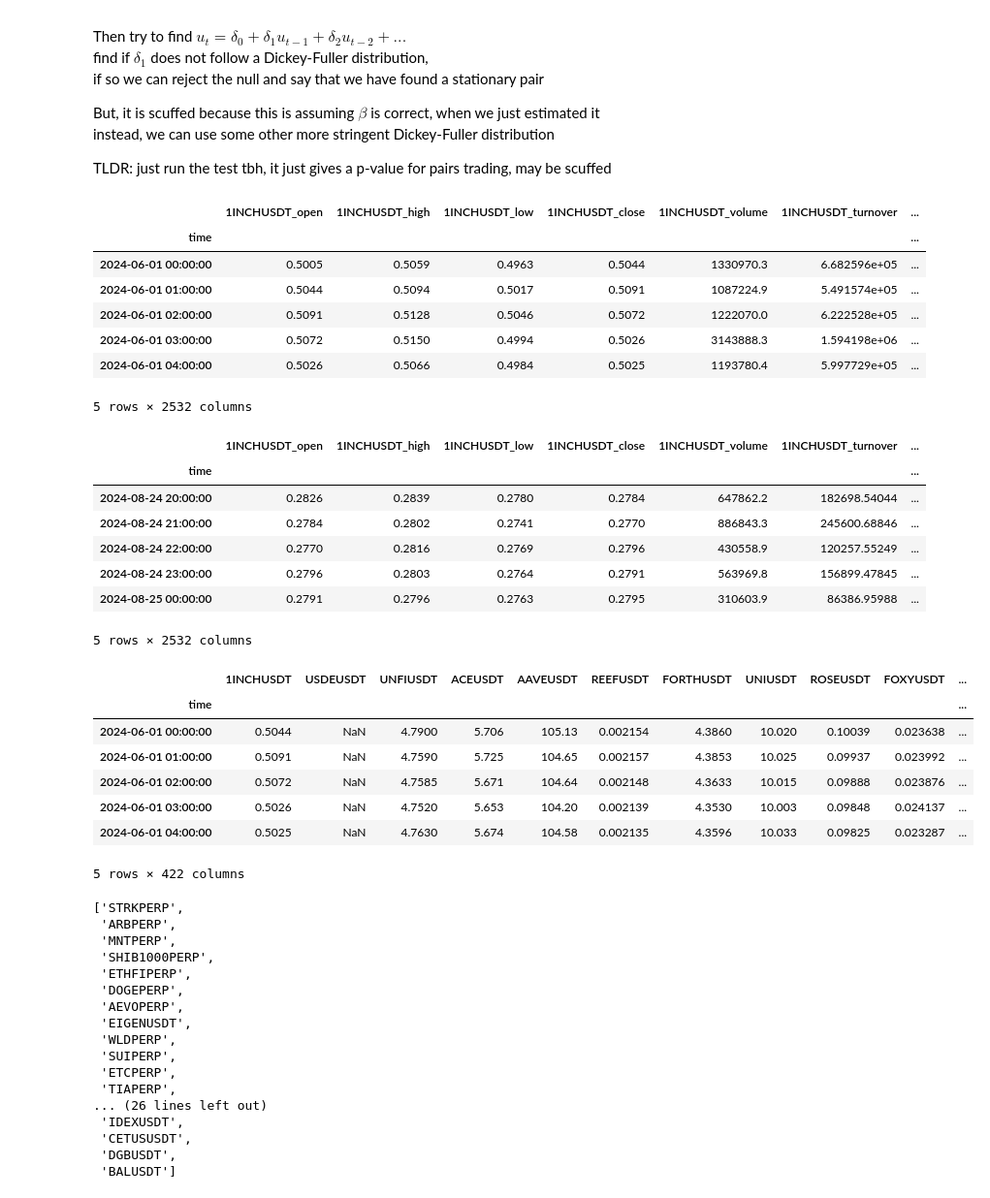
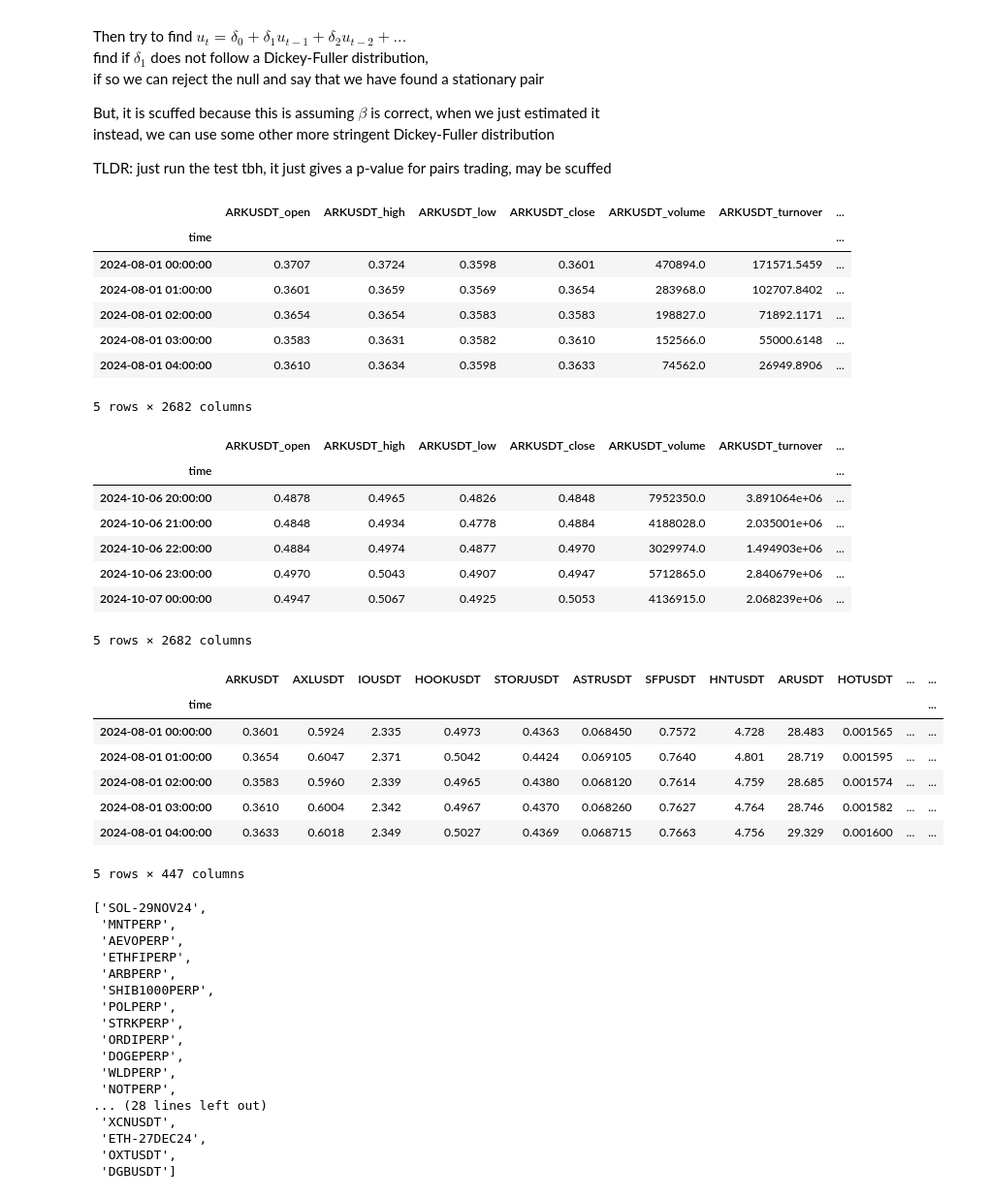
Before and after one commit to akhilkammila/cryptoAnalysis, a Jupyter notebook: cryptoAnalysis/cointegration.ipynb, the cells around one changed output. Shown at 97% size. Drawn from its saved outputs; the diff is of its cells as text; code cells hidden in the pictures.

```diff
--- a/cryptoAnalysis/cointegration.ipynb
+++ b/cryptoAnalysis/cointegration.ipynb
@@ -35,55 +35,61 @@ from tqdm import tqdm
 # %%
 """
 Stocks df is already saved to hourlyData.csv now,
     and original Gio data is deleted
     + only tickers ending with USDT saved
 
 Loads data from saved csv
 """
 
+# Old params
 start_time = datetime(2024, 6, 1, 0, 0)
 end_time = datetime(2024, 8, 25, 0, 0)
 test_end_time = datetime(2024, 10, 7, 0, 0)
+
+# New params
+start_time = datetime(2024, 8, 1, 0, 0)
+end_time = datetime(2024, 10, 7, 0, 0)
+test_end_time = datetime(2024, 10, 30, 0, 0)
 
 
 stocksDf = pd.read_csv('./crypto_data.csv')
 stocksDf['time'] = pd.to_datetime(stocksDf['time'])
 stocksDf = stocksDf.set_index('time')
 stocksDf = stocksDf.loc[start_time:end_time]
 
 stocksDf = stocksDf.dropna(how='all', axis=0)
 stocksDf = stocksDf.dropna(how='all', axis=1)
 display(stocksDf.head())
 display(stocksDf.tail())
 
 closeDf = stocksDf.filter(regex='_close$')
 closeDf.columns = closeDf.columns.str.replace('_close$', '', regex=True)
 display(closeDf.head())
 # %% [output]
-|  | 1INCHUSDT_open | 1INCHUSDT_high | 1INCHUSDT_low | 1INCHUSDT_close | 1INCHUSDT_volume | 1INCHUSDT_turnover | ... |
+|  | ARKUSDT_open | ARKUSDT_high | ARKUSDT_low | ARKUSDT_close | ARKUSDT_volume | ARKUSDT_turnover | ... |
 | time |  |  |  |  |  |  | ... |
-| 2024-06-01 00:00:00 | 0.5005 | 0.5059 | 0.4963 | 0.5044 | 1330970.3 | 6.682596e+05 | ... |
-| 2024-06-01 01:00:00 | 0.5044 | 0.5094 | 0.5017 | 0.5091 | 1087224.9 | 5.491574e+05 | ... |
-| 2024-06-01 02:00:00 | 0.5091 | 0.5128 | 0.5046 | 0.5072 | 1222070.0 | 6.222528e+05 | ... |
-| 2024-06-01 03:00:00 | 0.5072 | 0.5150 | 0.4994 | 0.5026 | 3143888.3 | 1.594198e+06 | ... |
-| 2024-06-01 04:00:00 | 0.5026 | 0.5066 | 0.4984 | 0.5025 | 1193780.4 | 5.997729e+05 | ... |
+| 2024-08-01 00:00:00 | 0.3707 | 0.3724 | 0.3598 | 0.3601 | 470894.0 | 171571.5459 | ... |
+| 2024-08-01 01:00:00 | 0.3601 | 0.3659 | 0.3569 | 0.3654 | 283968.0 | 102707.8402 | ... |
+| 2024-08-01 02:00:00 | 0.3654 | 0.3654 | 0.3583 | 0.3583 | 198827.0 | 71892.1171 | ... |
+| 2024-08-01 03:00:00 | 0.3583 | 0.3631 | 0.3582 | 0.3610 | 152566.0 | 55000.6148 | ... |
+| 2024-08-01 04:00:00 | 0.3610 | 0.3634 | 0.3598 | 0.3633 | 74562.0 | 26949.8906 | ... |
-5 rows × 2532 columns
+5 rows × 2682 columns
-|  | 1INCHUSDT_open | 1INCHUSDT_high | 1INCHUSDT_low | 1INCHUSDT_close | 1INCHUSDT_volume | 1INCHUSDT_turnover | ... |
+|  | ARKUSDT_open | ARKUSDT_high | ARKUSDT_low | ARKUSDT_close | ARKUSDT_volume | ARKUSDT_turnover | ... |
 | time |  |  |  |  |  |  | ... |
-| 2024-08-24 20:00:00 | 0.2826 | 0.2839 | 0.2780 | 0.2784 | 647862.2 | 182698.54044 | ... |
-| 2024-08-24 21:00:00 | 0.2784 | 0.2802 | 0.2741 | 0.2770 | 886843.3 | 245600.68846 | ... |
-| 2024-08-24 22:00:00 | 0.2770 | 0.2816 | 0.2769 | 0.2796 | 430558.9 | 120257.55249 | ... |
-| 2024-08-24 23:00:00 | 0.2796 | 0.2803 | 0.2764 | 0.2791 | 563969.8 | 156899.47845 | ... |
-| 2024-08-25 00:00:00 | 0.2791 | 0.2796 | 0.2763 | 0.2795 | 310603.9 | 86386.95988 | ... |
+| 2024-10-06 20:00:00 | 0.4878 | 0.4965 | 0.4826 | 0.4848 | 7952350.0 | 3.891064e+06 | ... |
+| 2024-10-06 21:00:00 | 0.4848 | 0.4934 | 0.4778 | 0.4884 | 4188028.0 | 2.035001e+06 | ... |
+| 2024-10-06 22:00:00 | 0.4884 | 0.4974 | 0.4877 | 0.4970 | 3029974.0 | 1.494903e+06 | ... |
+| 2024-10-06 23:00:00 | 0.4970 | 0.5043 | 0.4907 | 0.4947 | 5712865.0 | 2.840679e+06 | ... |
+| 2024-10-07 00:00:00 | 0.4947 | 0.5067 | 0.4925 | 0.5053 | 4136915.0 | 2.068239e+06 | ... |
-5 rows × 2532 columns
+5 rows × 2682 columns
-|  | 1INCHUSDT | USDEUSDT | UNFIUSDT | ACEUSDT | AAVEUSDT | REEFUSDT | FORTHUSDT | UNIUSDT | ROSEUSDT | FOXYUSDT | ... |
-| time |  |  |  |  |  |  |  |  |  |  | ... |
-| 2024-06-01 00:00:00 | 0.5044 | NaN | 4.7900 | 5.706 | 105.13 | 0.002154 | 4.3860 | 10.020 | 0.10039 | 0.023638 | ... |
-| 2024-06-01 01:00:00 | 0.5091 | NaN | 4.7590 | 5.725 | 104.65 | 0.002157 | 4.3853 | 10.025 | 0.09937 | 0.023992 | ... |
-| 2024-06-01 02:00:00 | 0.5072 | NaN | 4.7585 | 5.671 | 104.64 | 0.002148 | 4.3633 | 10.015 | 0.09888 | 0.023876 | ... |
-| 2024-06-01 03:00:00 | 0.5026 | NaN | 4.7520 | 5.653 | 104.20 | 0.002139 | 4.3530 | 10.003 | 0.09848 | 0.024137 | ... |
-| 2024-06-01 04:00:00 | 0.5025 | NaN | 4.7630 | 5.674 | 104.58 | 0.002135 | 4.3596 | 10.033 | 0.09825 | 0.023287 | ... |
+|  | ARKUSDT | AXLUSDT | IOUSDT | HOOKUSDT | STORJUSDT | ASTRUSDT | SFPUSDT | HNTUSDT | ARUSDT | HOTUSDT | ... | ... |
+| time |  |  |  |  |  |  |  |  |  |  |  | ... |
+| 2024-08-01 00:00:00 | 0.3601 | 0.5924 | 2.335 | 0.4973 | 0.4363 | 0.068450 | 0.7572 | 4.728 | 28.483 | 0.001565 | ... | ... |
+| 2024-08-01 01:00:00 | 0.3654 | 0.6047 | 2.371 | 0.5042 | 0.4424 | 0.069105 | 0.7640 | 4.801 | 28.719 | 0.001595 | ... | ... |
+| 2024-08-01 02:00:00 | 0.3583 | 0.5960 | 2.339 | 0.4965 | 0.4380 | 0.068120 | 0.7614 | 4.759 | 28.685 | 0.001574 | ... | ... |
+| 2024-08-01 03:00:00 | 0.3610 | 0.6004 | 2.342 | 0.4967 | 0.4370 | 0.068260 | 0.7627 | 4.764 | 28.746 | 0.001582 | ... | ... |
+| 2024-08-01 04:00:00 | 0.3633 | 0.6018 | 2.349 | 0.5027 | 0.4369 | 0.068715 | 0.7663 | 4.756 | 29.329 | 0.001600 | ... | ... |
-5 rows × 422 columns
+5 rows × 447 columns
 # %%
 """
 Use only low volume stocks (lowest 10%)
@@ -105,23 +111,23 @@ percentUsed = 10
 lowestVolume = [pair[0] for pair in volList[:len(volList)*percentUsed//100]]
 lowestVolume
 # %% [output]
-['STRKPERP',
+['SOL-29NOV24',
+ 'MNTPERP',
+ 'AEVOPERP',
+ 'ETHFIPERP',
  'ARBPERP',
- 'MNTPERP',
  'SHIB1000PERP',
- 'ETHFIPERP',
+ 'POLPERP',
+ 'STRKPERP',
+ 'ORDIPERP',
  'DOGEPERP',
- 'AEVOPERP',
- 'EIGENUSDT',
  'WLDPERP',
- 'SUIPERP',
- 'ETCPERP',
- 'TIAPERP',
-... (26 lines left out)
- 'IDEXUSDT',
- 'CETUSUSDT',
- 'DGBUSDT',
- 'BALUSDT']
+ 'NOTPERP',
+... (28 lines left out)
+ 'XCNUSDT',
+ 'ETH-27DEC24',
+ 'OXTUSDT',
+ 'DGBUSDT']
 # %%
 # Drop stocks w/o full data
 subsetDf = closeDf.loc[:,lowestVolume]
```
Also changed, not shown: parts of 3 cells of this notebook, 2 other files.
